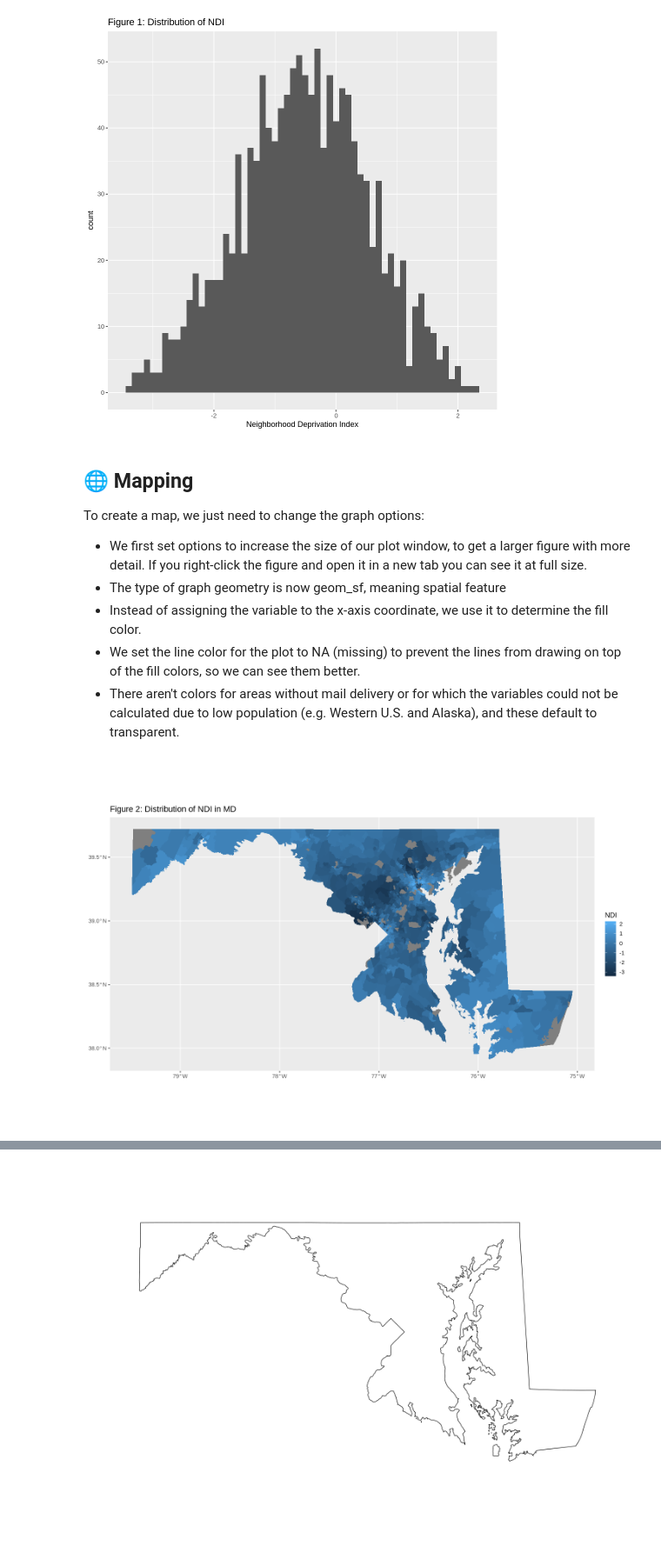
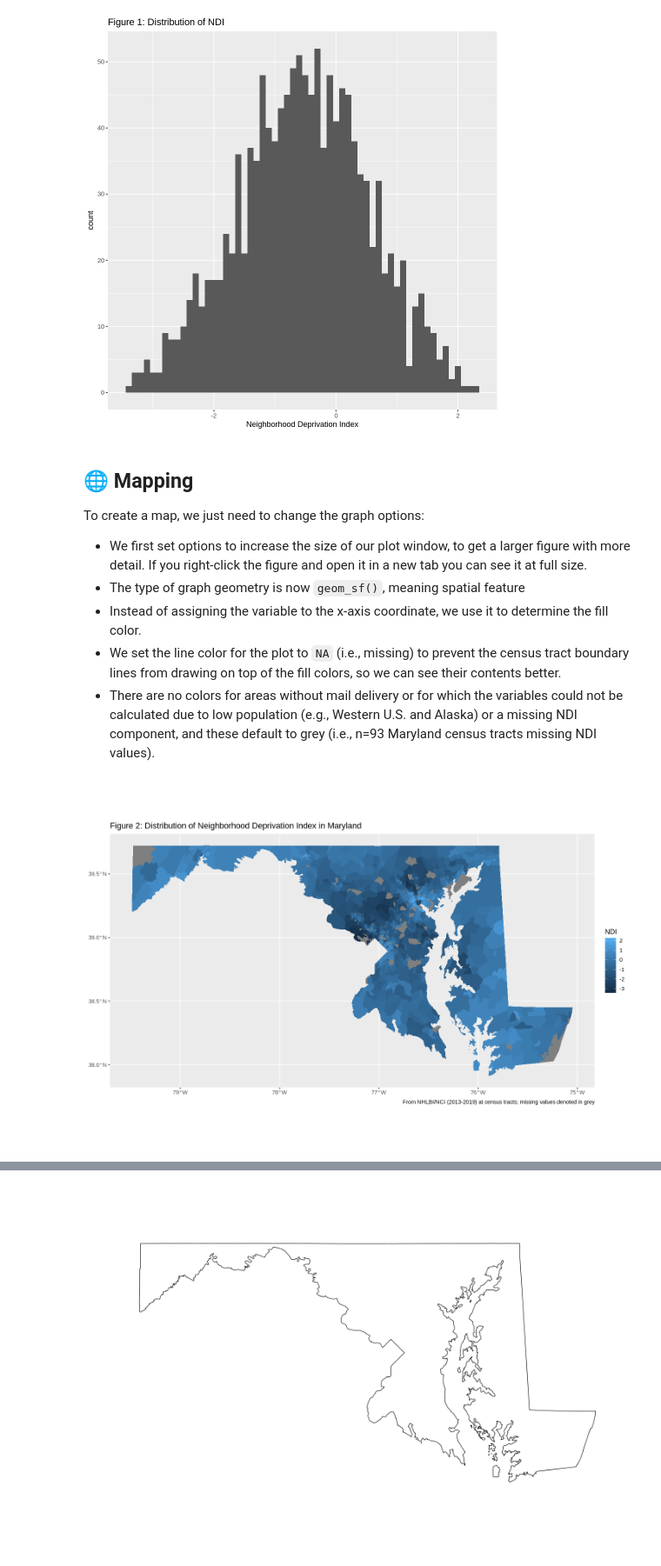
Before and after one commit to nathanielmacnell/nihworkshop, a Jupyter notebook: Geospatial_for_Everyone.ipynb, the cells around one changed output, grey strips where cells are left out. Shown at 87% size. Cells and saved outputs as stored; diff of their text form; code cells hidden in the pictures.

```diff
--- a/Geospatial_for_Everyone.ipynb
+++ b/Geospatial_for_Everyone.ipynb
@@ -183,10 +188,11 @@ How do we get the data to be "geospatial"? We'll need to add information about t
 # %%
-# first, cache (store) temporary results so we don't annoy the census bureau
+# first, cache (store) temporary results so we do not overload the census bureau
 # with many download requests if we need to run our code multiple times
 options(tigris_use_cache = TRUE)
 
-# next, get the data for maryland
-md_tracts = tracts(year=2017, state='MD', cb=TRUE)
+# next, get the data for Maryland (2019)
+# set `cb` argument to `TRUE` for appreviated boundaries better for plotting
+md_tracts = tracts(year = 2019, state = 'MD', cb = TRUE)
 
 # inspect the top of the data frame, we use data.frame to show head()
 # that we want to treat it as a data.frame (a tabular dataset)
@@ -321,17 +327,20 @@ Warning message:
 
 To create a map, we just need to change the graph options:
 * We first set options to increase the size of our plot window, to get a larger figure with more detail. If you right-click the figure and open it in a new tab you can see it at full size.
-* The type of graph geometry is now geom_sf, meaning spatial feature
+* The type of graph geometry is now `geom_sf()`, meaning spatial feature
 * Instead of assigning the variable to the x-axis coordinate, we use it to determine the fill color.
-* We set the line color for the plot to NA (missing) to prevent the lines from drawing on top of the fill colors, so we can see them better.
-* There aren't colors for areas without mail delivery or for which the variables could not be calculated due to low population (e.g. Western U.S. and Alaska), and these default to transparent.
+* We set the line color for the plot to `NA` (i.e., missing) to prevent the census tract boundary lines from drawing on top of the fill colors, so we can see their contents better.
+* There are no colors for areas without mail delivery or for which the variables could not be calculated due to low population (e.g., Western U.S. and Alaska) or a missing NDI component, and these default to grey (i.e., n=93 Maryland census tracts missing NDI values).
 # %%
 options(repr.plot.width = 12, repr.plot.height = 8)
 ggplot(md_ndi) +
-  geom_sf(aes(fill=NDI), color=NA) +
-  labs(title='Figure 2: Distribution of NDI in MD')
+  geom_sf(aes(fill = NDI), color = NA) +
+  labs(
+    title='Figure 2: Distribution of Neighborhood Deprivation Index in Maryland',
+    caption = 'From NHLBI/NCI (2013-2019) at census tracts; missing values denoted in grey'
+  )
 # %% [output]
-[figure, old version]
+[figure, new version]
 # %% [markdown]
 ## ➕ Deriving variables
 
```
Also changed, not shown: parts of 43 cells of this notebook.
